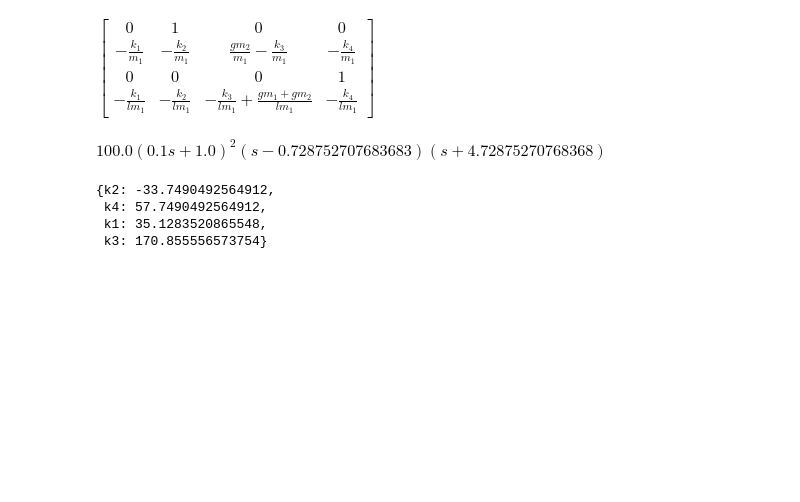
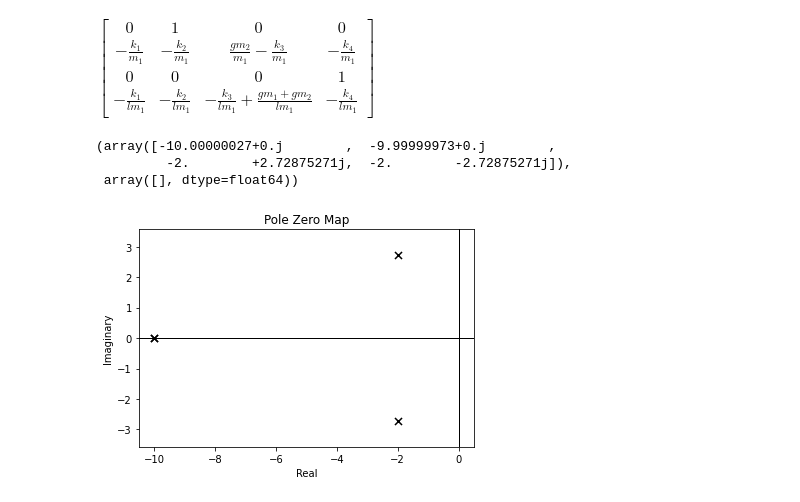
Before and after one commit to seanybaggins/ipendulum, a Jupyter notebook: simulation/gains-derivation.ipynb, the cells around one changed output. Drawn from its saved outputs; the diff is of its cells as text; code cells hidden in the pictures; blank space fills up the shorter version.

```diff
--- a/simulation/gains-derivation.ipynb
+++ b/simulation/gains-derivation.ipynb
@@ -146,13 +142,12 @@ TSetSeconds = 2.0 # Settling time
 zet = -ln(os)/sqrt(pi**2 + ln(os)**2)
 wn = 4/(zet*TSetSeconds)
 
-desiredCharEq = (s + zet*wn + I*wn*sqrt(zet**2 - 1)) * (s + zet*wn - I*wn*sqrt(zet**2 - 1)) * (s + 5*wn*zet)**2
+desiredCharEq = (s + zet*wn + I*wn*sqrt(1 - zet**2)) * (s + zet*wn - I*wn*sqrt(1 - zet**2)) * (s + 5*wn*zet)**2
 desiredCharEq = N(desiredCharEq)
-display(desiredCharEq)
-solve(charEq - desiredCharEq, K)
+gains = solve(Eq(charEq, desiredCharEq), K)
+gainsSub = [
+    (k1, gains[k1]),
+    (k2, gains[k2]),
+    (k3, gains[k3]),
+    (k4, gains[k4])
+]
-# %% [output]
-$\displaystyle 100.0 \left(0.1 s + 1.0\right)^{2} \left(s - 0.728752707683683\right) \left(s + 4.72875270768368\right)$
-{k2: -33.7490492564912,
- k4: 57.7490492564912,
- k1: 35.1283520865548,
- k3: 170.855556573754}
@@ -158,0 +159,25 @@ $\displaystyle 100.0 \left(0.1 s + 1.0\right)^{2} \left(s - 0.728752707683683\ri
+# %%
+AClosedLoop = AClosedLoop.subs(gainsSub)
+APlant = APlant.subs(measuredValues)
+B = B.subs(measuredValues)
+C = Matrix([[1, 0, 0, 0],
+            [0, 0, 0, 0],
+            [0, 0, 1, 0],
+            [0, 0, 0, 0]])
+D = Matrix([0,
+            0,
+            0,
+            0])
+initialStates = [0, # p1x (m)
+                 0, # p1xdot (m/s)
+                 3 * pi / 180, # theta (rad)
+                 0] # thetadot (rad/sec)
+
+sys = StateSpace(AClosedLoop, B, C, D)
+fig1 = plt.figure()
+p1 = pzmap(sys)
+# %% [output]
+(array([-10.00000027+0.j        ,  -9.99999973+0.j        ,
+         -2.        +2.72875271j,  -2.        -2.72875271j]),
+ array([], dtype=float64))
+[figure, added]
```
Also changed, not shown: parts of 3 cells of this notebook, 5 other files.
